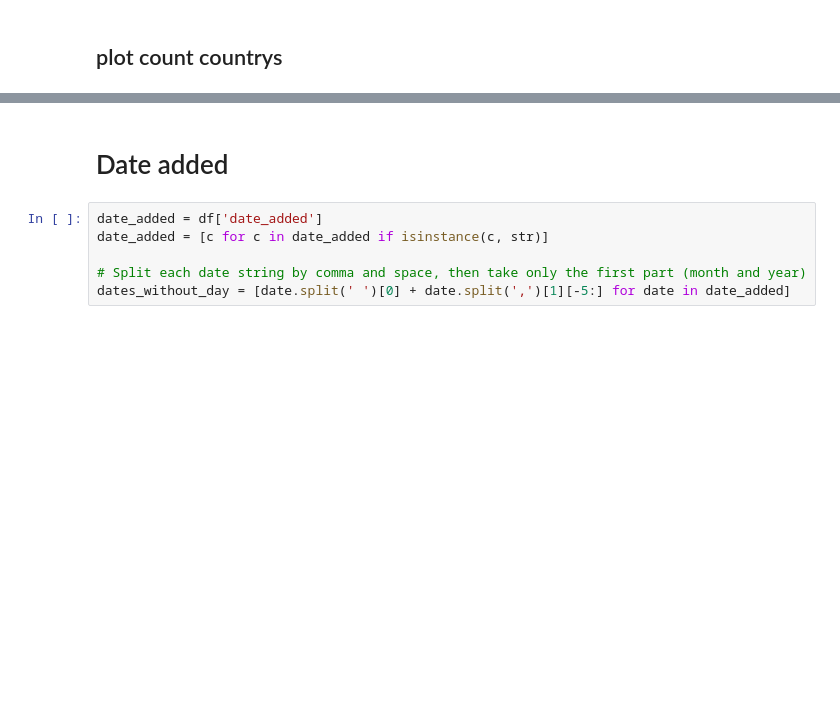
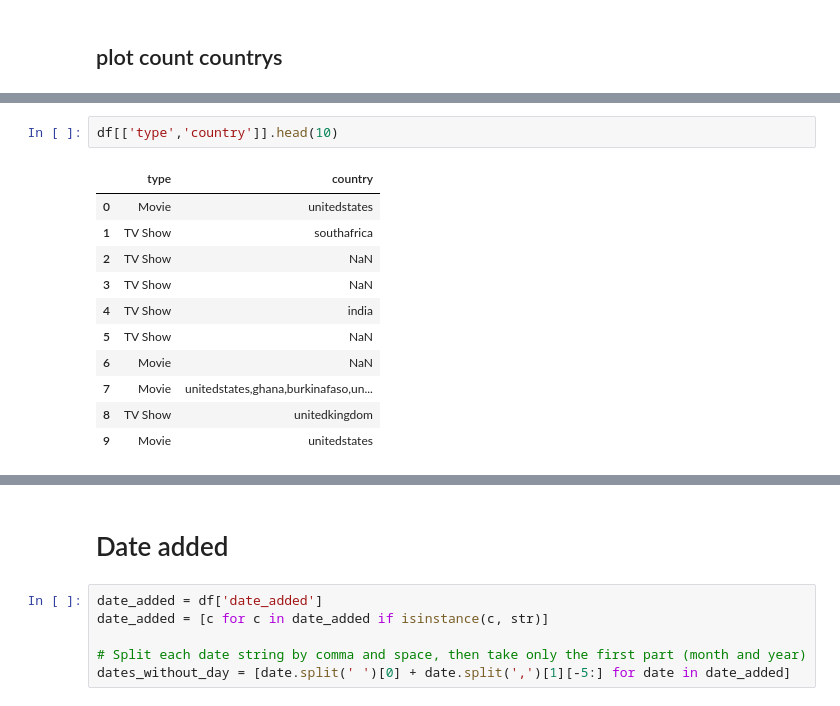
Before and after one commit to Edgar-La/Data_visualization_MoviesTVshows, a Jupyter notebook: Data_visualization.ipynb, the cells around one changed output, grey strips where cells are left out. Saved outputs shown, nothing was run; the diff lists cells and outputs as text; blank space fills up the shorter version.

```diff
--- a/Data_visualization.ipynb
+++ b/Data_visualization.ipynb
@@ -260,0 +298,14 @@ fig.show()
+# %%
+df[['type','country']].head(10)
+# %% [output]
+|  | type | country |
+| 0 | Movie | unitedstates |
+| 1 | TV Show | southafrica |
+| 2 | TV Show | NaN |
+| 3 | TV Show | NaN |
+| 4 | TV Show | india |
+| 5 | TV Show | NaN |
+| 6 | Movie | NaN |
+| 7 | Movie | unitedstates,ghana,burkinafaso,un... |
+| 8 | TV Show | unitedkingdom |
+| 9 | Movie | unitedstates |
```
Also changed, not shown: parts of 20 cells of this notebook.
